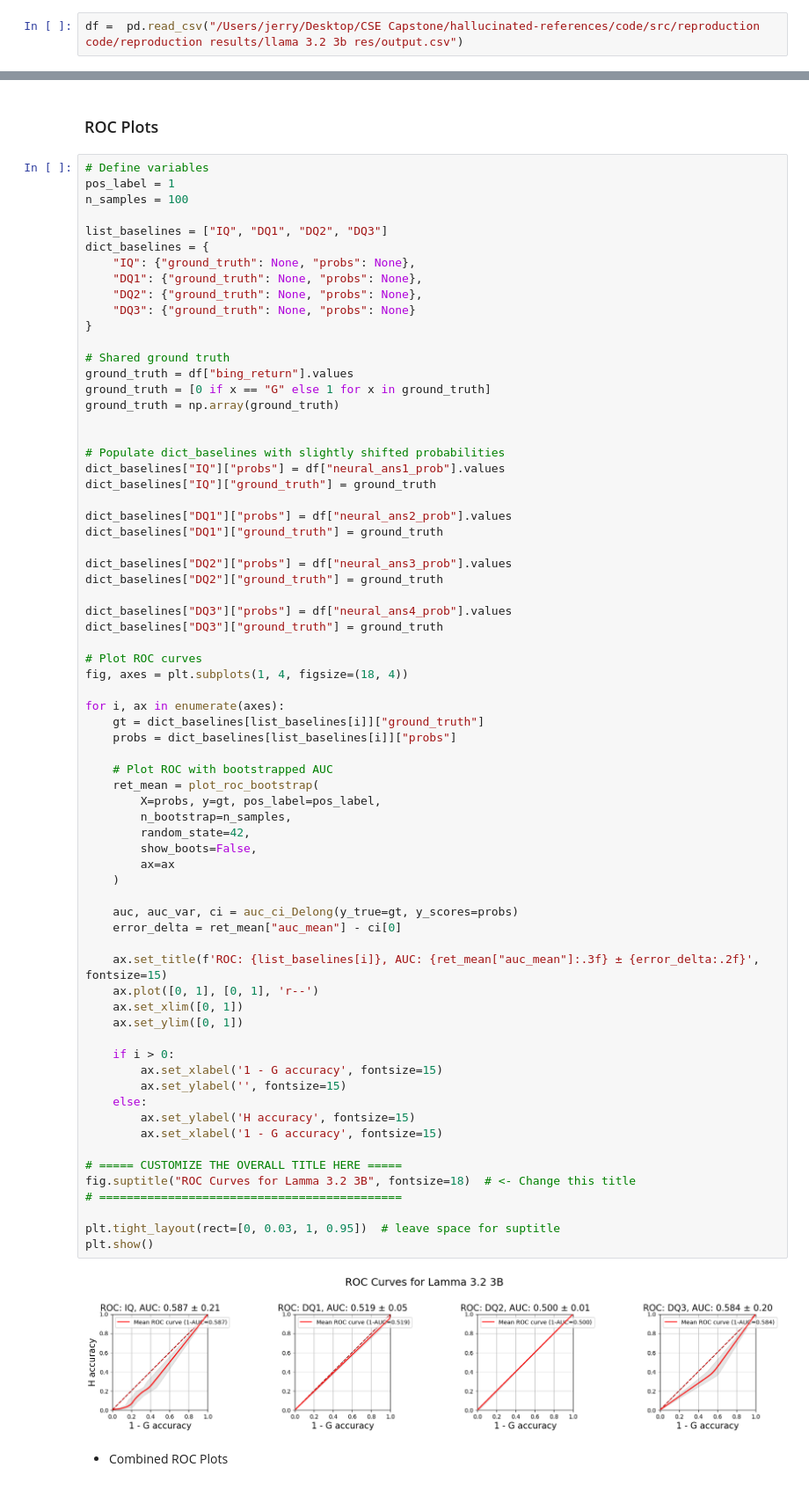
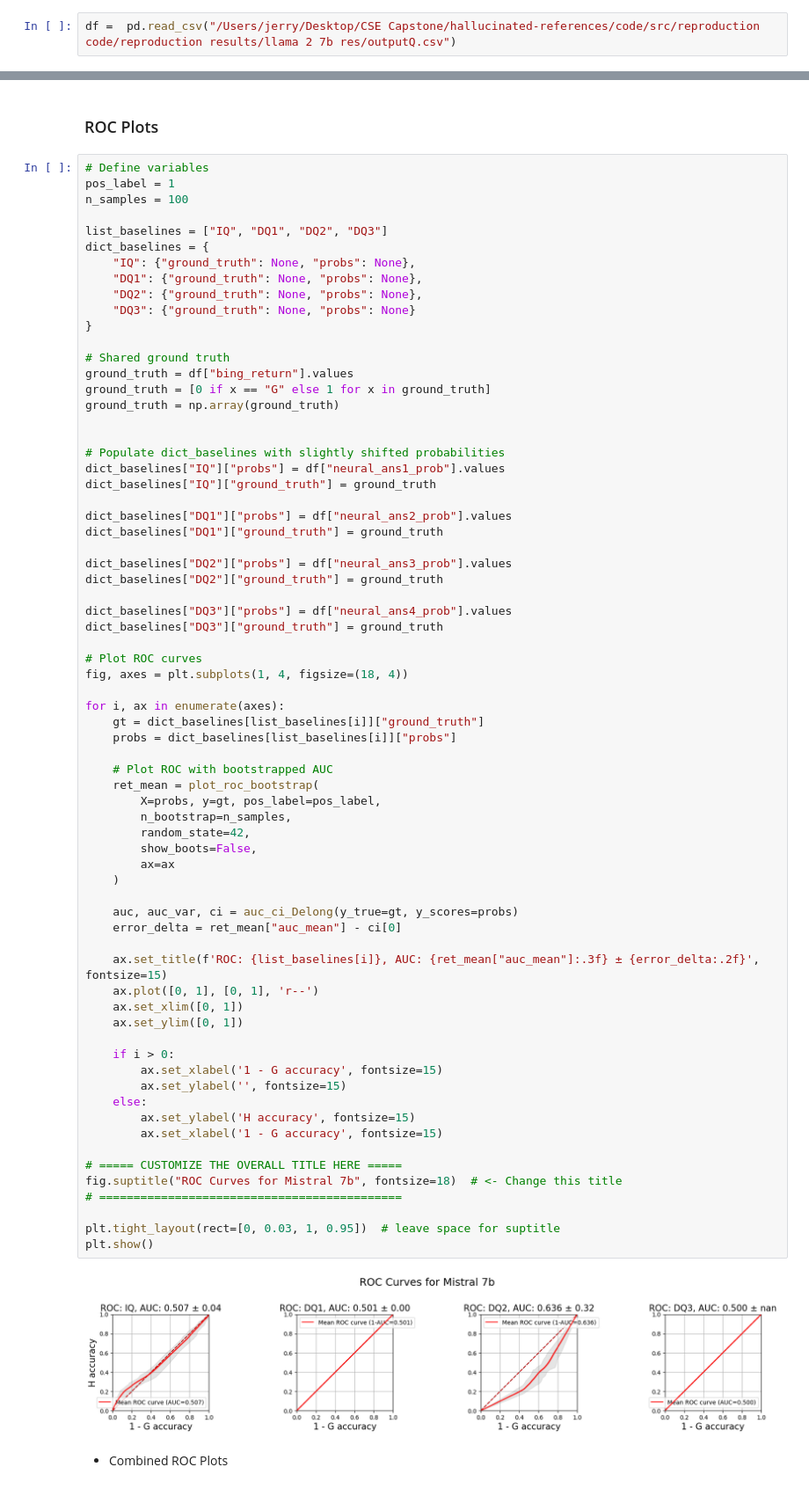
Before and after one commit to asdf6921/hallucinated-references, a Jupyter notebook: code/metrics.ipynb, the cells around one changed output, grey strips where cells are left out. Shown at 88% size. Saved outputs shown, nothing was run; the diff lists cells and outputs as text.

```diff
--- a/code/metrics.ipynb
+++ b/code/metrics.ipynb
@@ -16,7 +16,7 @@ import roc_utils
 if not hasattr(np, 'float'):
     np.float = float
 # %%
-df =  pd.read_csv("/Users/jerry/Desktop/CSE Capstone/hallucinated-references/code/src/reproduction code/reproduction results/llama 3.2 3b res/output.csv")
+df =  pd.read_csv("/Users/jerry/Desktop/CSE Capstone/hallucinated-references/code/src/reproduction code/reproduction results/llama 2 7b res/outputQ.csv")
 # %%
 df["bing_return"].value_counts()
 # %% [output]
@@ -68,35 +68,35 @@ for i, ax in enumerate(axes):
     # Plot ROC with bootstrapped AUC
     ret_mean = plot_roc_bootstrap(
         X=probs, y=gt, pos_label=pos_label,
         n_bootstrap=n_samples,
         random_state=42,
         show_boots=False,
         ax=ax
     )
 
     auc, auc_var, ci = auc_ci_Delong(y_true=gt, y_scores=probs)
     error_delta = ret_mean["auc_mean"] - ci[0]
 
     ax.set_title(f'ROC: {list_baselines[i]}, AUC: {ret_mean["auc_mean"]:.3f} ± {error_delta:.2f}', fontsize=15)
     ax.plot([0, 1], [0, 1], 'r--')
     ax.set_xlim([0, 1])
     ax.set_ylim([0, 1])
 
     if i > 0:
         ax.set_xlabel('1 - G accuracy', fontsize=15)
         ax.set_ylabel('', fontsize=15)
     else:
         ax.set_ylabel('H accuracy', fontsize=15)
         ax.set_xlabel('1 - G accuracy', fontsize=15)
 
 # ===== CUSTOMIZE THE OVERALL TITLE HERE =====
-fig.suptitle("ROC Curves for Lamma 3.2 3B", fontsize=18)  # <- Change this title
+fig.suptitle("ROC Curves for Mistral 7b", fontsize=18)  # <- Change this title
 # ============================================
 
 plt.tight_layout(rect=[0, 0.03, 1, 0.95])  # leave space for suptitle
 plt.show()
 # %% [output]
-[figure, old version]
+[figure, new version]
 # %% [markdown]
 - Combined ROC Plots
 # %%
```
Also changed, not shown: parts of 3 cells of this notebook, 5 other files.
